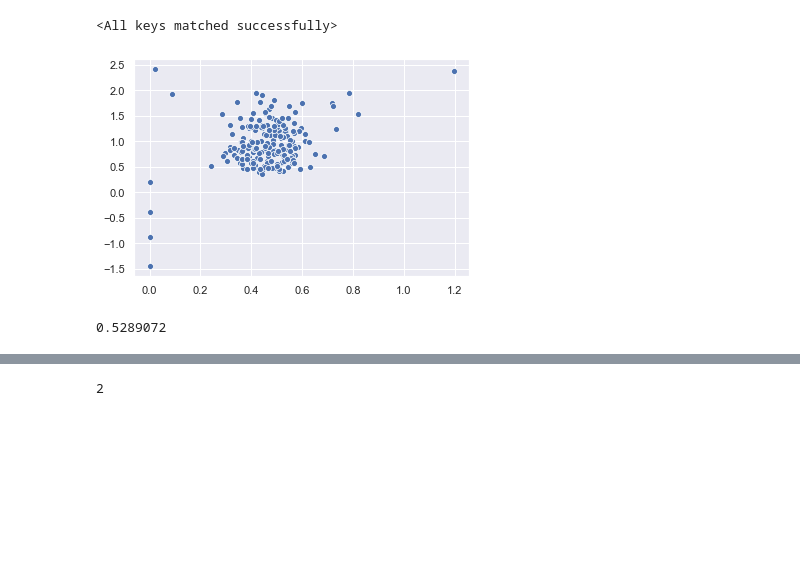
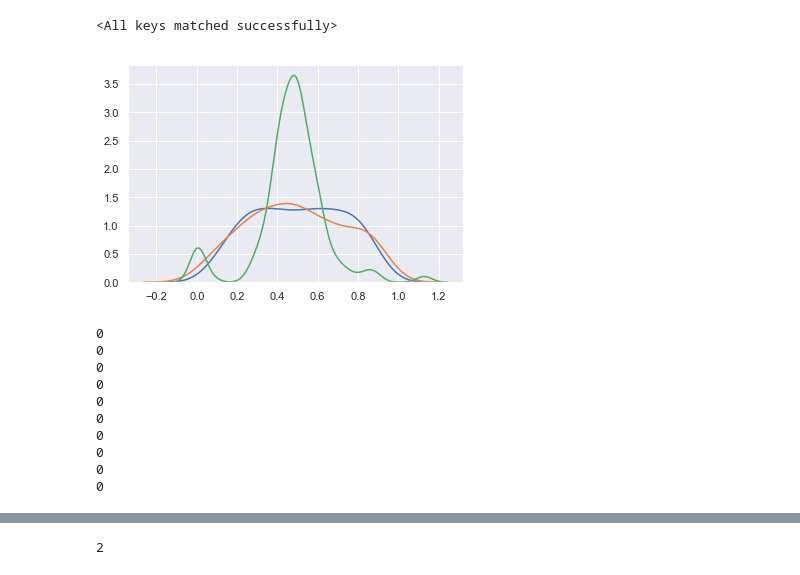
Before and after one commit to mozzielol/ar, a Jupyter notebook: visualisation.ipynb, the cells around one changed output, grey strips where cells are left out. Drawn from its saved outputs; the diff is of its cells as text; code cells hidden in the pictures; blank space fills up the shorter version.

Commit message:
distribution difference

```diff
--- a/visualisation.ipynb
+++ b/visualisation.ipynb
@@ -1,6 +1,11 @@
 # %%
 %load_ext autoreload
 %autoreload 2
+# %%
+NUM_DISTR = '5'
+LAYER_TYPE = 'DE'
+conf.num_distr = NUM_DISTR
+conf.layer_type = LAYER_TYPE
 # %%
 import torch
 from configuration import conf
@@ -18,19 +23,38 @@ elif conf.model_type == 'NN':
 
 
 
-model.load_state_dict(torch.load('./ckp/NN/mnist_DE_2.pt'))
+model.load_state_dict(torch.load('./ckp/num_distr={}/NN/mnist_{}.pt'.format(NUM_DISTR, LAYER_TYPE)))
 # %% [output]
 <All keys matched successfully>
 # %%
-params = []
+means = []
+stds = []
 with torch.no_grad():
-    for i in model.last_layer.parameters():
-        params.append(i.detach().numpy())
+    for i in model.last_layer.centers[0]:
+        means.append(i[0].detach().numpy())
+        stds.append(i[1].detach().numpy())
-# %%
-visulise_scatter(params[:2])
-# %% [output]
-[figure, removed]
-# %%
-np.mean(np.abs(params[0] - params[1]))
-# %% [output]
-0.5289072
+# %%
+visualise_distr(means[0:])
+# %% [output]
+[figure, added]
+# %%
+from scipy.stats import ks_2samp
+indices = [[0,1],[0,2],[0,3],[0,4],[1,2],[1,3],[1,4],[2,3],[2,4],[3,4]]
+diff = []
+for distr_idx in indices:
+    for idx in range(len(means[0])):
+        d1 = np.random.normal(means[distr_idx[0]][idx],np.log(1+np.exp(stds[distr_idx[0]][idx])),1000)
+        d2 = np.random.normal(means[distr_idx[1]][idx],np.log(1+np.exp(stds[distr_idx[1]][idx])),1000)
+        diff.append(ks_2samp(d1,d2)[1])
+    print(np.sum(np.array(diff)>0.95))
+# %% [output]
+0
+0
+0
+0
+0
+0
+0
+0
+0
+0
```
Also changed, not shown: parts of 1 cell of this notebook, 1 other file.
